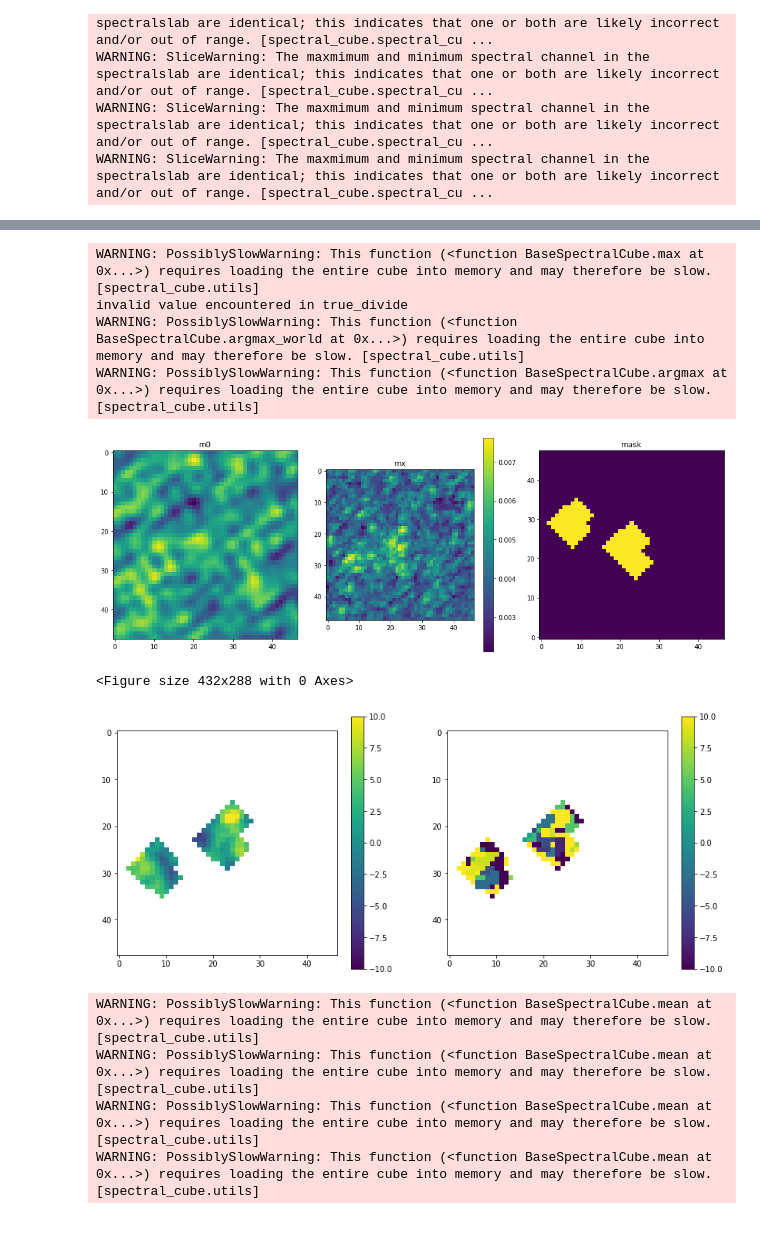
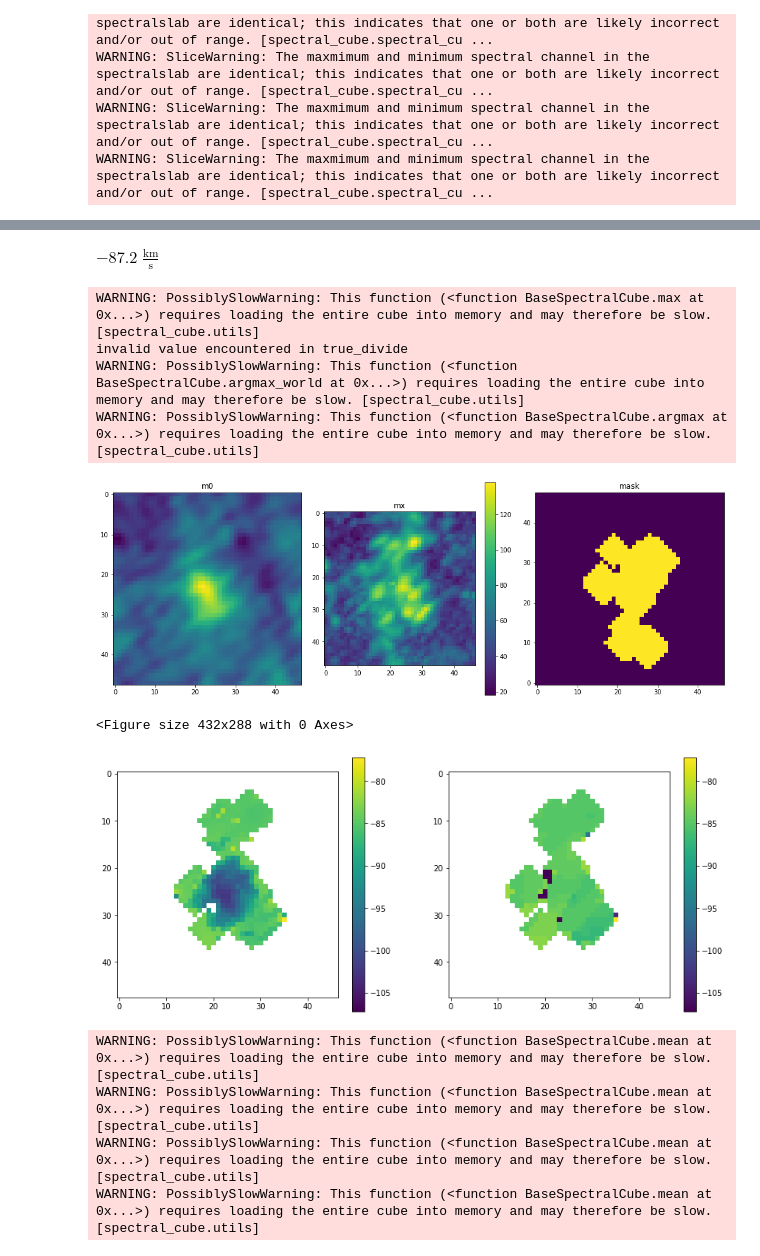
Before and after one commit to keflavich/saltmining, a Jupyter notebook: notebooks/SanhuezaG333.ipynb, the cells around one changed output, grey strips where cells are left out. Cells and saved outputs as stored; diff of their text form; code cells hidden in the pictures; blank space fills up the shorter version.

```diff
--- a/notebooks/SanhuezaG333.ipynb
+++ b/notebooks/SanhuezaG333.ipynb
@@ -111,5 +143,5 @@ for fn in flist:
             cube = SpectralCube.read(fn).subcube_from_regions(rr)
             cube.allow_huge_operations=True
             cb = cube.beams.common_beam(max_iter=20, max_epsilon=0.01)
-            scube = cube.convolve_to(cb)
-            scube.write(outfile)
+            scube = cube.convolve_to(cb).to(u.K)
+            scube.write(outfile, overwrite=True)
@@ -241,14 +305,19 @@ WARNING: PossiblySlowWarning: This function (<function BaseSpectralCube.argmax a
 <Figure size 432x288 with 0 Axes>
 [figure]
+# %%
+vcen
+# %% [output]
+$-87.2 \; \mathrm{\frac{km}{s}}$
 # %%
 # try creating a vmap based on another line
 restval = 232.6867*u.GHz # 'H2Ov2=1_5(5,0)-6(4,3)':
+restval = 218.440063*u.GHz
 cube = [c for c in cubes if (c.spectral_extrema[0] < restval) & (c.spectral_extrema[1] > restval)][0]
 scube = (cube.subcube_from_regions(reg)
          .with_spectral_unit(u.km/u.s,
                                                           velocity_convention='radio',
                                                           rest_value=restval)
-         .spectral_slab(-30*u.km/u.s, 30*u.km/u.s))
+         .spectral_slab(vcen-30*u.km/u.s, vcen+30*u.km/u.s))
 pl.figure(figsize=(14,5))
 pl.subplot(1,3,1)
 m0 = scube.moment0()
@@ -257,41 +326,41 @@ pl.title("m0")
 
 pl.subplot(1,3,2)
 mx = scube.max(axis=0)
 mx.quicklook()
 pl.title("mx")
 pl.colorbar()
 pl.subplot(1,3,3)
-msk = mx > 0.007*mx.unit
-#msk = scipy.ndimage.binary_erosion(msk, iterations=1)
+msk = mx > 100*u.K
+msk = scipy.ndimage.binary_erosion(msk, iterations=1)
 msk = scipy.ndimage.binary_dilation(msk, iterations=4)
 pl.imshow(msk, interpolation='none', origin='lower')
 pl.title('mask')
 pl.tight_layout()
 pl.figure()
 
 
-m1 = scube.with_mask(msk).with_mask(scube > 0.0001*stackc.unit).moment1()
+m1 = scube.with_mask(msk).with_mask(scube > 50*u.K).moment1()
 pl.figure(figsize=(14,6))
 ax1 = pl.subplot(1,2,1)
-im = ax1.imshow(m1.value, vmin=-10, vmax=10)
+im = ax1.imshow(m1.value, vmin=vcen.value-20, vmax=vcen.value+10)
 pl.colorbar(mappable=im)
 mxv = scube.with_mask(msk).argmax_world(axis=0)
 pl.subplot(1,2,2)
-pl.imshow(mxv.value, vmin=-10, vmax=10)
+pl.imshow(mxv.value, vmin=vcen.value-20, vmax=vcen.value+10)
 pl.colorbar()
 
 
 vmap = m1.hdu
 # the rest value selected above was just the line center; we need to assume it's really 32 km/s off
 #vmap.data = vmap.data
 # %% [output]
 WARNING: PossiblySlowWarning: This function (<function BaseSpectralCube.max at 0x...>) requires loading the entire cube into memory and may therefore be slow. [spectral_cube.utils]
 invalid value encountered in true_divide
 WARNING: PossiblySlowWarning: This function (<function BaseSpectralCube.argmax_world at 0x...>) requires loading the entire cube into memory and may therefore be slow. [spectral_cube.utils]
 WARNING: PossiblySlowWarning: This function (<function BaseSpectralCube.argmax at 0x...>) requires loading the entire cube into memory and may therefore be slow. [spectral_cube.utils]
-[figure, old version]
+[figure, new version]
 <Figure size 432x288 with 0 Axes>
-[figure, old version]
+[figure, new version]
 # %%
 import sys
 sys.path.append('/orange/adamginsburg/salt/code/')
```
Also changed, not shown: parts of 21 cells of this notebook, 16 other files.
